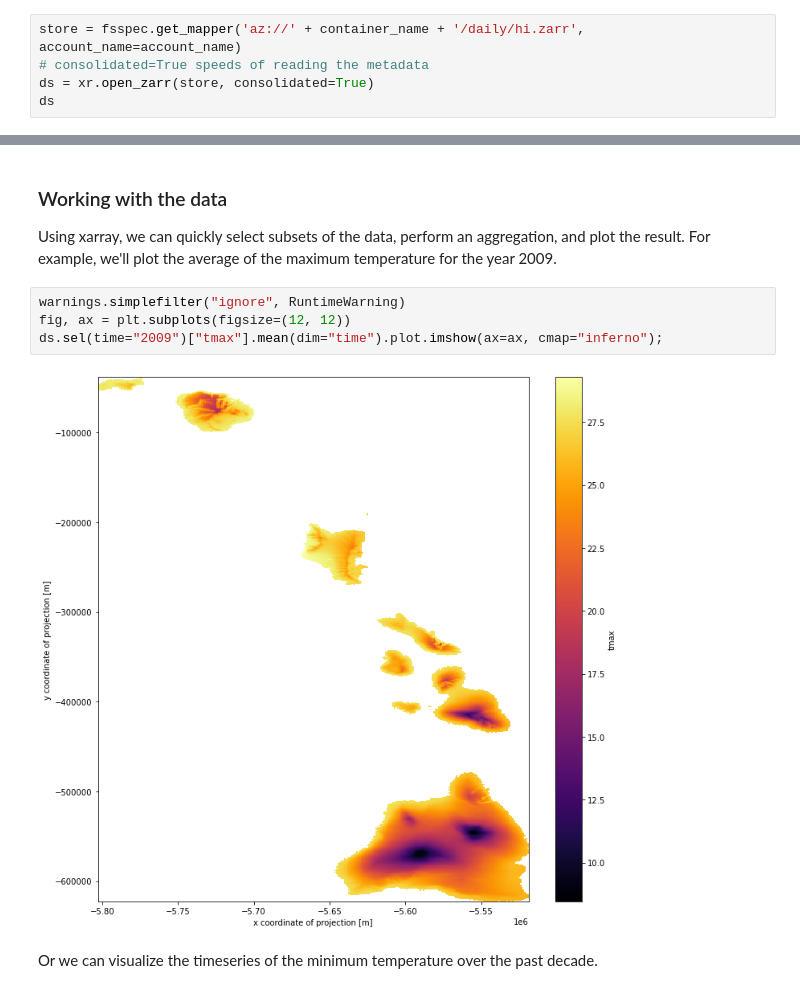
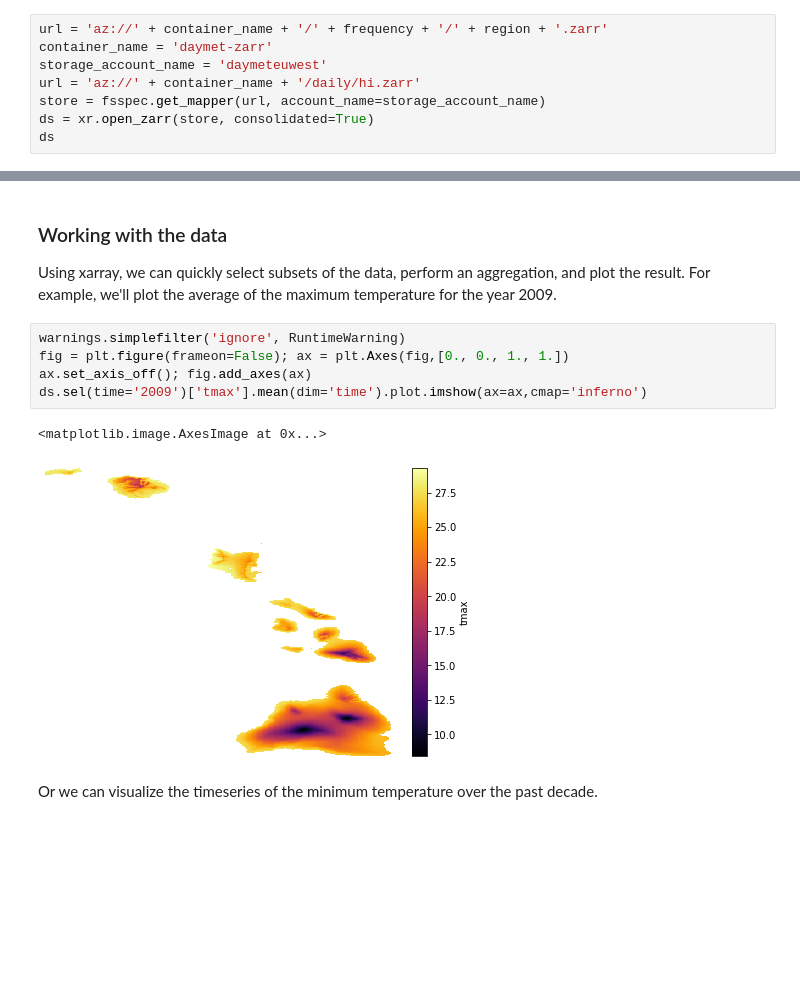
Before and after one commit to microsoft/AIforEarthDataSets, a Jupyter notebook: data/daymet-zarr.ipynb, the cells around one changed output, grey strips where cells are left out. Saved outputs shown, nothing was run; the diff lists cells and outputs as text; blank space fills up the shorter version.

```diff
--- a/data/daymet-zarr.ipynb
+++ b/data/daymet-zarr.ipynb
@@ -29,8 +37,11 @@ container_name = 'daymet-zarr'
 
 We can lazily load the data into an `xarray.Dataset` by creating a zarr store with [fsspec](https://filesystem-spec.readthedocs.io/en/latest/) and then reading it in with xarray. This only reads the metadata, so it's safe to call on a dataset that's larger than memory.
 # %%
-store = fsspec.get_mapper('az://' + container_name + '/daily/hi.zarr', account_name=account_name)
-# consolidated=True speeds of reading the metadata
+url = 'az://' + container_name + '/' + frequency + '/' + region + '.zarr'
+container_name = 'daymet-zarr'
+storage_account_name = 'daymeteuwest'
+url = 'az://' + container_name + '/daily/hi.zarr'
+store = fsspec.get_mapper(url, account_name=storage_account_name)
 ds = xr.open_zarr(store, consolidated=True)
 ds
 # %% [output]
@@ -56,11 +67,13 @@ Data variables:
 
 Using xarray, we can quickly select subsets of the data, perform an aggregation, and plot the result. For example, we'll plot the average of the maximum temperature for the year 2009.
 # %%
-warnings.simplefilter("ignore", RuntimeWarning)
-fig, ax = plt.subplots(figsize=(12, 12))
-ds.sel(time="2009")["tmax"].mean(dim="time").plot.imshow(ax=ax, cmap="inferno");
+warnings.simplefilter('ignore', RuntimeWarning)
+fig = plt.figure(frameon=False); ax = plt.Axes(fig,[0., 0., 1., 1.])
+ax.set_axis_off(); fig.add_axes(ax)
+ds.sel(time='2009')['tmax'].mean(dim='time').plot.imshow(ax=ax,cmap='inferno')
 # %% [output]
+<matplotlib.image.AxesImage at 0x...>
-[figure, old version]
+[figure, new version]
 # %% [markdown]
 Or we can visualize the timeseries of the minimum temperature over the past decade.
 # %%
```
Also changed, not shown: parts of 8 cells of this notebook, 4 other files.
